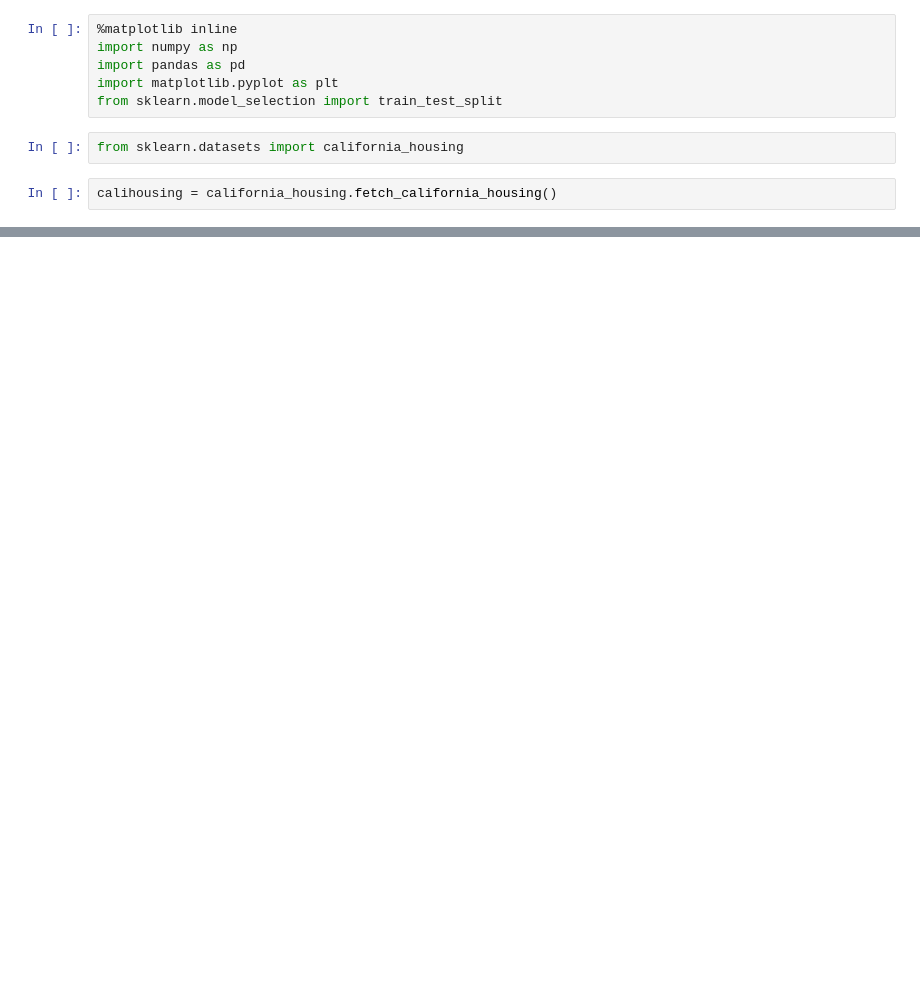
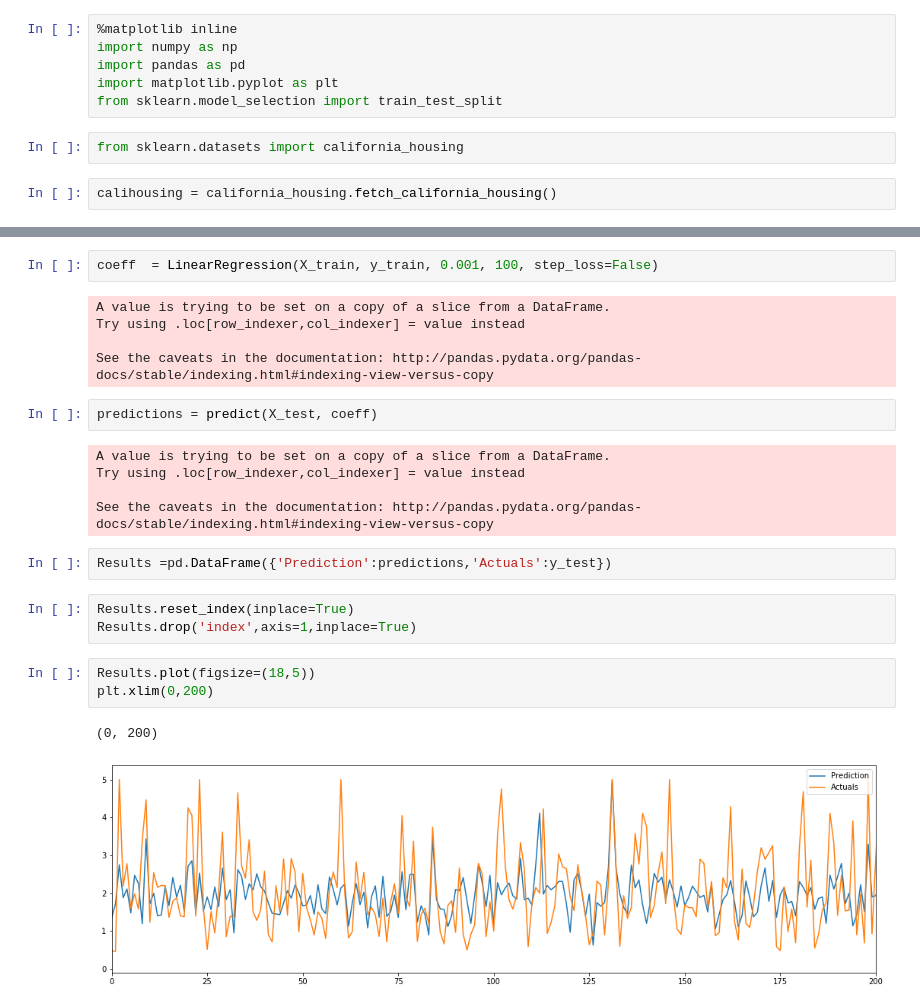
Before and after one commit to Mtaylert/MachineLearning_FromScratch, a Jupyter notebook: FromScratch_LinearRegression.ipynb, the cells around one changed output, grey strips where cells are left out. Saved outputs shown, nothing was run; the diff lists cells and outputs as text; blank space fills up the shorter version.

```diff
--- a/FromScratch_LinearRegression.ipynb
+++ b/FromScratch_LinearRegression.ipynb
@@ -83,3 +92,28 @@ def predict(X, coefficients):
     X = addConstantFunc(X)
     prediction = X.dot(coefficients)
     return prediction
+# %%
+coeff  = LinearRegression(X_train, y_train, 0.001, 100, step_loss=False)
+# %% [output]
+A value is trying to be set on a copy of a slice from a DataFrame.
+Try using .loc[row_indexer,col_indexer] = value instead
+
+See the caveats in the documentation: http://pandas.pydata.org/pandas-docs/stable/indexing.html#indexing-view-versus-copy
+# %%
+predictions = predict(X_test, coeff)
+# %% [output]
+A value is trying to be set on a copy of a slice from a DataFrame.
+Try using .loc[row_indexer,col_indexer] = value instead
+
+See the caveats in the documentation: http://pandas.pydata.org/pandas-docs/stable/indexing.html#indexing-view-versus-copy
+# %%
+Results =pd.DataFrame({'Prediction':predictions,'Actuals':y_test})
+# %%
+Results.reset_index(inplace=True)
+Results.drop('index',axis=1,inplace=True)
+# %%
+Results.plot(figsize=(18,5))
+plt.xlim(0,200)
+# %% [output]
+(0, 200)
+[figure, added]
```
Also changed, not shown: parts of 2 cells of this notebook.
